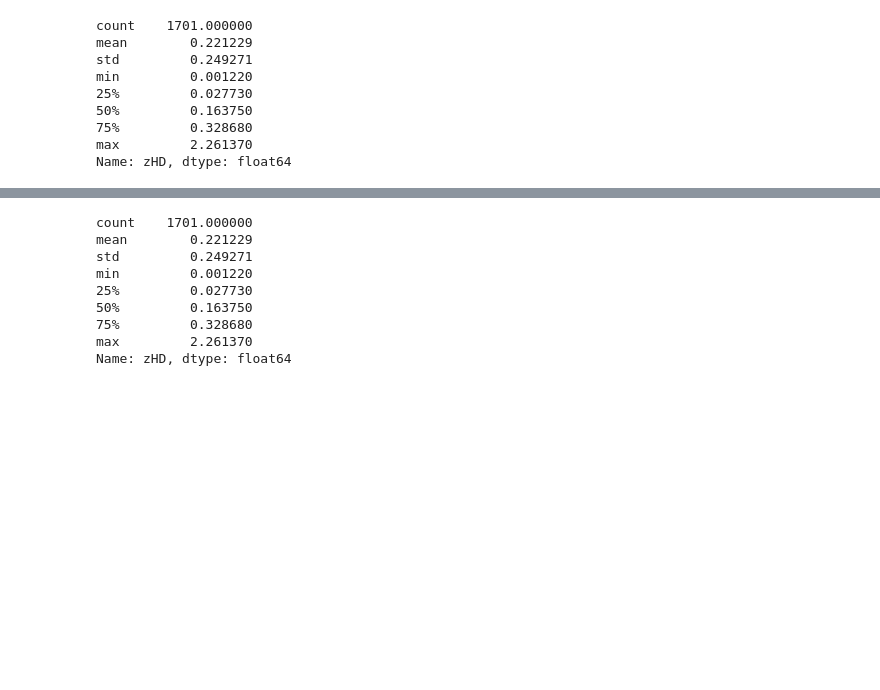
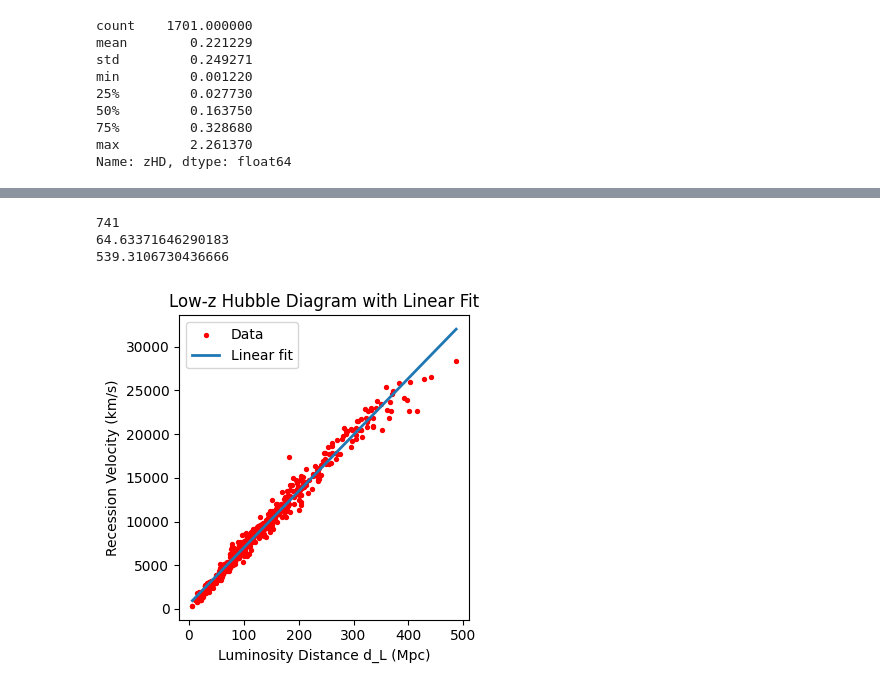
Before and after one commit to INFO523-Fall25-101-201/final-project-karina-munoz, a Jupyter notebook: notebooks/02_eda.ipynb, the cells around one changed output, grey strips where cells are left out. Saved outputs shown, nothing was run; the diff lists cells and outputs as text; code cells hidden in the pictures; blank space fills up the shorter version.

```diff
--- a/notebooks/02_eda.ipynb
+++ b/notebooks/02_eda.ipynb
@@ -60,11 +75,35 @@ plt.show()
 # %%
+#filtering low-z subset
+df_low_z = df2[df2['zHD'] < 0.1]
+
+print(len(df_low_z))            #checking to make sure there are enough data points remaining for regression
+
+x = df_low_z["d_L_Mpc"].values.reshape(-1, 1)
+y = df_low_z["velocity_kms"].values
+
+model = LinearRegression()      #blank regression model that hasn't been trained
+model.fit(x, y)
+
+H0_estimate = model.coef_[0]
+intercept = model.intercept_
+
+print(H0_estimate)
+print(intercept)
+
+x_line = np.linspace(x.min(), x.max(), 200).reshape(-1,1)
+y_line = model.predict(x_line)
+plt.figure(figsize=(4, 4))
+plt.scatter(df_low_z["d_L_Mpc"], df_low_z["velocity_kms"], s=8, label="Data", c="red")
+plt.plot(x_line, y_line, linewidth=2, label="Linear fit", )
+
+plt.xlabel("Luminosity Distance d_L (Mpc)")
+plt.ylabel("Recession Velocity (km/s)")
+plt.title("Low-z Hubble Diagram with Linear Fit")
+plt.legend()
+plt.tight_layout()
+plt.show()
 # %% [output]
-count    1701.000000
-mean        0.221229
-std         0.249271
-min         0.001220
-25%         0.027730
-50%         0.163750
-75%         0.328680
-max         2.261370
-Name: zHD, dtype: float64
+741
+64.63371646290183
+539.3106730436666
+[figure, added]
```
Also changed, not shown: parts of 10 cells of this notebook, 3 other files.
